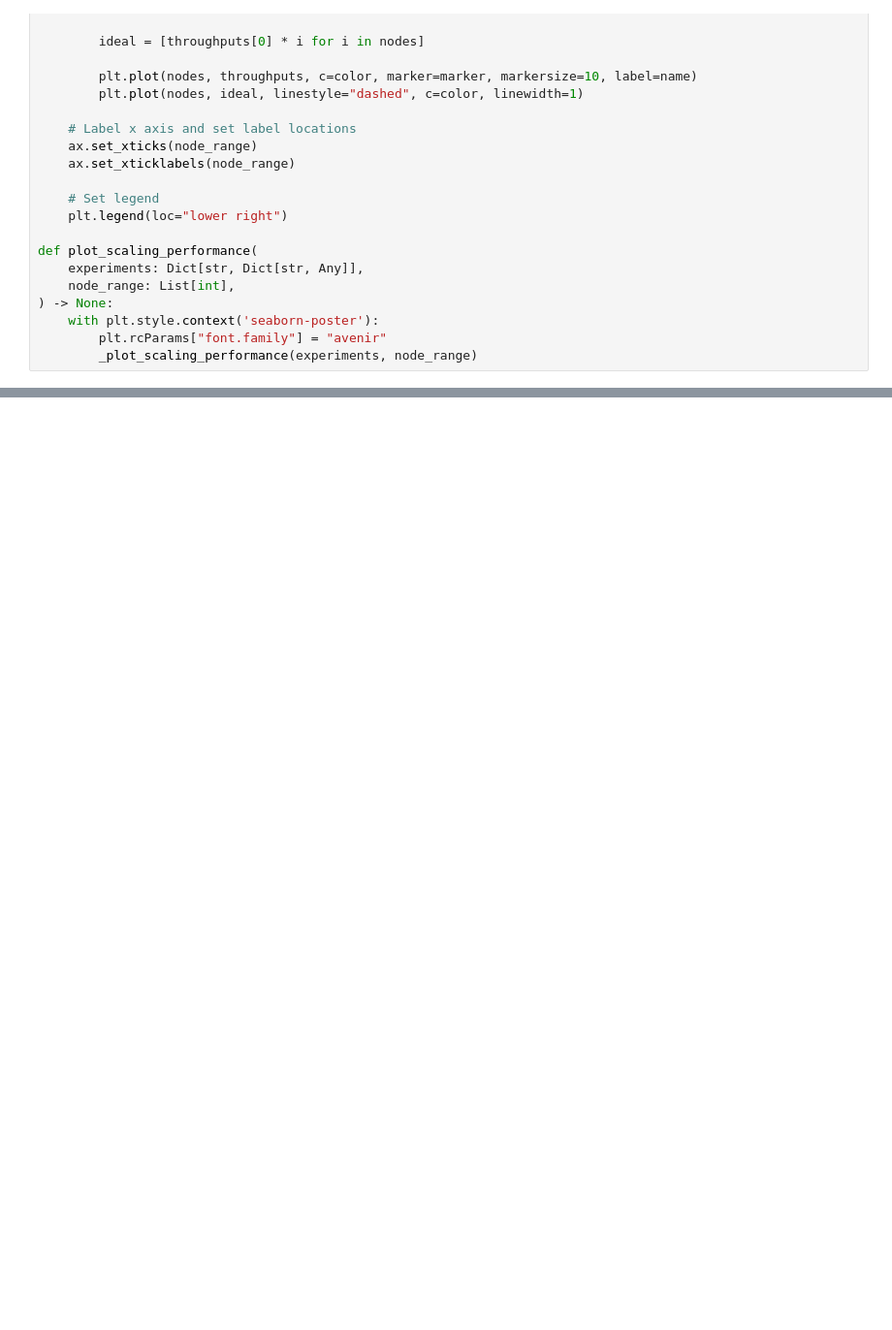
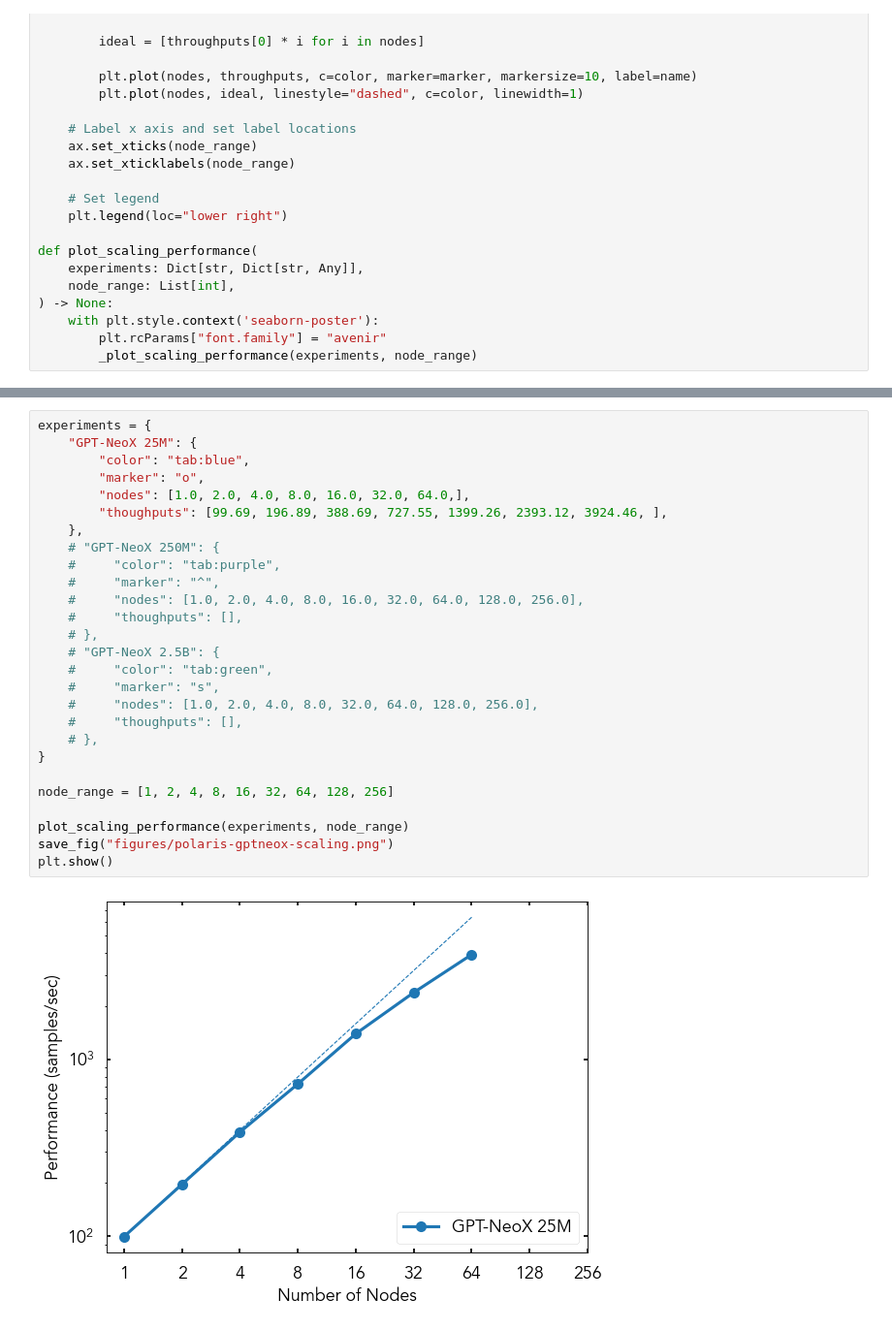
Before and after one commit to ramanathanlab/genslm, a Jupyter notebook: examples/perlmutter/study-perf/perf_scaling.ipynb, the cells around one changed output, grey strips where cells are left out. Shown at 97% size. Cells and saved outputs as stored; diff of their text form; blank space fills up the shorter version.

Commit message:
25M scaling up to 64 ndoes

```diff
--- a/examples/perlmutter/study-perf/perf_scaling.ipynb
+++ b/examples/perlmutter/study-perf/perf_scaling.ipynb
@@ -88,3 +88,32 @@ save_fig("figures/reformer-scaling.png")
 plt.show()
 # %% [output]
 [figure]
+# %%
+experiments = {
+    "GPT-NeoX 25M": {
+        "color": "tab:blue",
+        "marker": "o",
+        "nodes": [1.0, 2.0, 4.0, 8.0, 16.0, 32.0, 64.0,],
+        "thoughputs": [99.69, 196.89, 388.69, 727.55, 1399.26, 2393.12, 3924.46, ],
+    },
+    # "GPT-NeoX 250M": {
+    #     "color": "tab:purple",
+    #     "marker": "^",
+    #     "nodes": [1.0, 2.0, 4.0, 8.0, 16.0, 32.0, 64.0, 128.0, 256.0],
+    #     "thoughputs": [],
+    # },
+    # "GPT-NeoX 2.5B": {
+    #     "color": "tab:green",
+    #     "marker": "s",
+    #     "nodes": [1.0, 2.0, 4.0, 8.0, 32.0, 64.0, 128.0, 256.0],
+    #     "thoughputs": [],
+    # },
+}
+
+node_range = [1, 2, 4, 8, 16, 32, 64, 128, 256]
+
+plot_scaling_performance(experiments, node_range)
+save_fig("figures/polaris-gptneox-scaling.png")
+plt.show()
+# %% [output]
+[figure, added]
```
Also changed, not shown: 1 other file.
